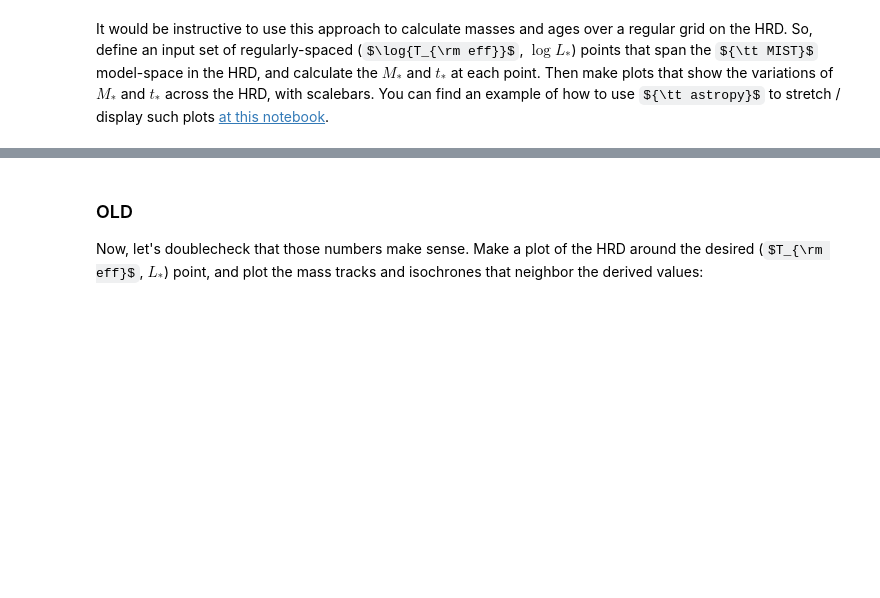
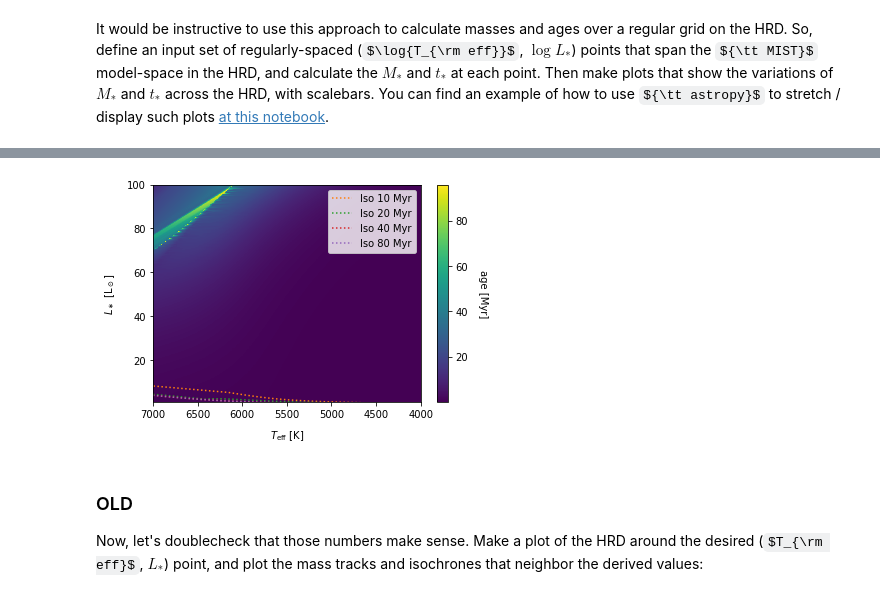
Before and after one commit to seanandrews/dyn-masses, a Jupyter notebook: notebooks/Justin's Notes/The HR Diagram.ipynb, the cells around one changed output, grey strips where cells are left out. Cells and saved outputs as stored; diff of their text form; code cells hidden in the pictures; some formulas as TeX source; blank space fills up the shorter version.

```diff
--- a/notebooks/Justin's Notes/The HR Diagram.ipynb
+++ b/notebooks/Justin's Notes/The HR Diagram.ipynb
@@ -498,3 +444,51 @@ KeyboardInterrupt:
+# %%
+# # Mass Plot
+# fig, ax = plt.subplots()
+# im = ax.imshow(mass_image, origin='lower', aspect='auto', extent=[7000,4000,1,100])
+# ax.set_xlabel(r'$T_{\rm eff} \,\, [{\rm K}]$', labelpad=10)
+# ax.set_ylabel(r'${L_\ast} \,\, [{\rm L}_\odot]$', labelpad=10)
+
+# cb = plt.colorbar(im, ax=ax, pad = 0.05)
+# cb.set_label(r'${M_\ast} \,\, [{\rm M}_\odot]$', rotation=270, labelpad=20)
+
+# track_num = [100, 200, 300, 400, 500]
+
+# Tlim = [7000, 4000]    # note: Teff is plotted backwards (see note below)
+# Llim = [1, 100]
+
+# for i in track_num: #mass tracks 1-5 solar mass
+#     file_track_mass = working_dir+'MIST/'+filename_eep+'/%sM.track.eep'% ("{:05d}".format(i))
+#     track_mass = ascii.read(file_track_mass)
+#     age, logL, logTe = track_mass['col1'], track_mass['col7'], track_mass['col12']
+#     ax.plot(10**logTe[age < 1e8], 10**logL[age < 1e8], label = 'MT %s M$\odot$' % (i/100))
+#     ax.set_xlim(Tlim)
+#     ax.set_ylim(Llim)
+#     ax.legend()
+
+# Ages Plot
+fig, ax = plt.subplots()
+im = ax.imshow(age_image, origin='lower', aspect='auto', extent=[7000,4000,1,100])
+ax.set_xlabel(r'$T_{\rm eff} \,\, [{\rm K}]$', labelpad=10)
+ax.set_ylabel(r'${L_\ast} \,\, [{\rm L}_\odot]$', labelpad=10)
+
+cb = plt.colorbar(im, ax=ax, pad = 0.05)
+cb.set_label('age [Myr]', rotation=270, labelpad=20)
+
+log_age = [np.log10(1e7), np.log10(2e7), np.log10(4e7), np.log10(8e7) ] #1Myr and 2Myr
+colors = ['C1', 'C2', 'C3', 'C4']
+
+Tlim = [7000, 4000]    # note: Teff is plotted backwards (see note below)
+Llim = [1, 100]
+for i in range(len(log_age)):
+    close_age = iso_AGE[np.abs(iso_AGE - log_age[i]).argmin()] #np.searchsorted(iso_AGE, i)] gives the idx+1
+    iso_L_Myr = iso_L[iso_AGE == close_age]
+    iso_T_Myr = iso_T[iso_AGE == close_age]
+    ax.plot(10**iso_T_Myr, 10**iso_L_Myr, ':'+colors[i], label= "Iso %d Myr" % (round(10**log_age[i])/1e6))
+    ax.set_xlim(Tlim)
+    ax.set_ylim(Llim)
+    ax.legend()
+# %% [output]
+[figure, added]
 # %% [markdown]
 ### OLD
 Now, let's doublecheck that those numbers make sense.  Make a plot of the HRD around the desired ($T_{\rm eff}$, $L_\ast$\) point, and plot the mass tracks and isochrones that neighbor the derived values:
```
Also changed, not shown: parts of 5 cells of this notebook, 1 other file.
